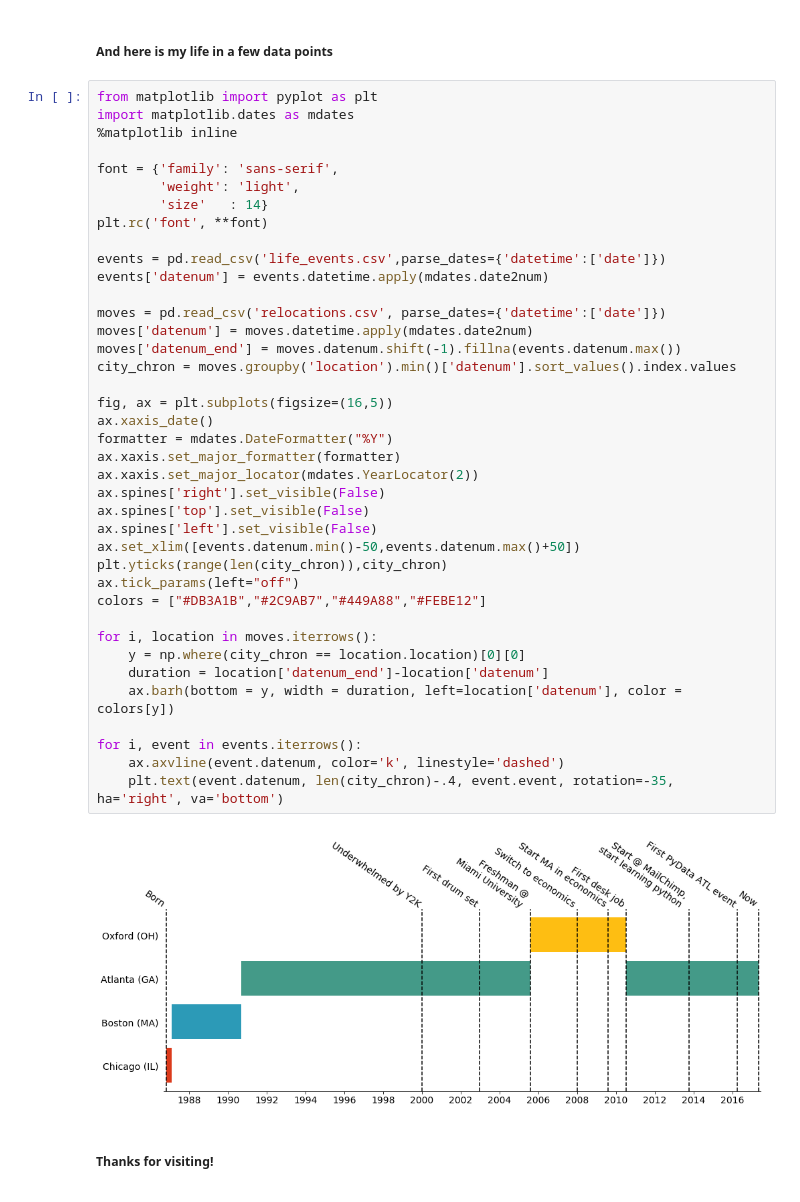
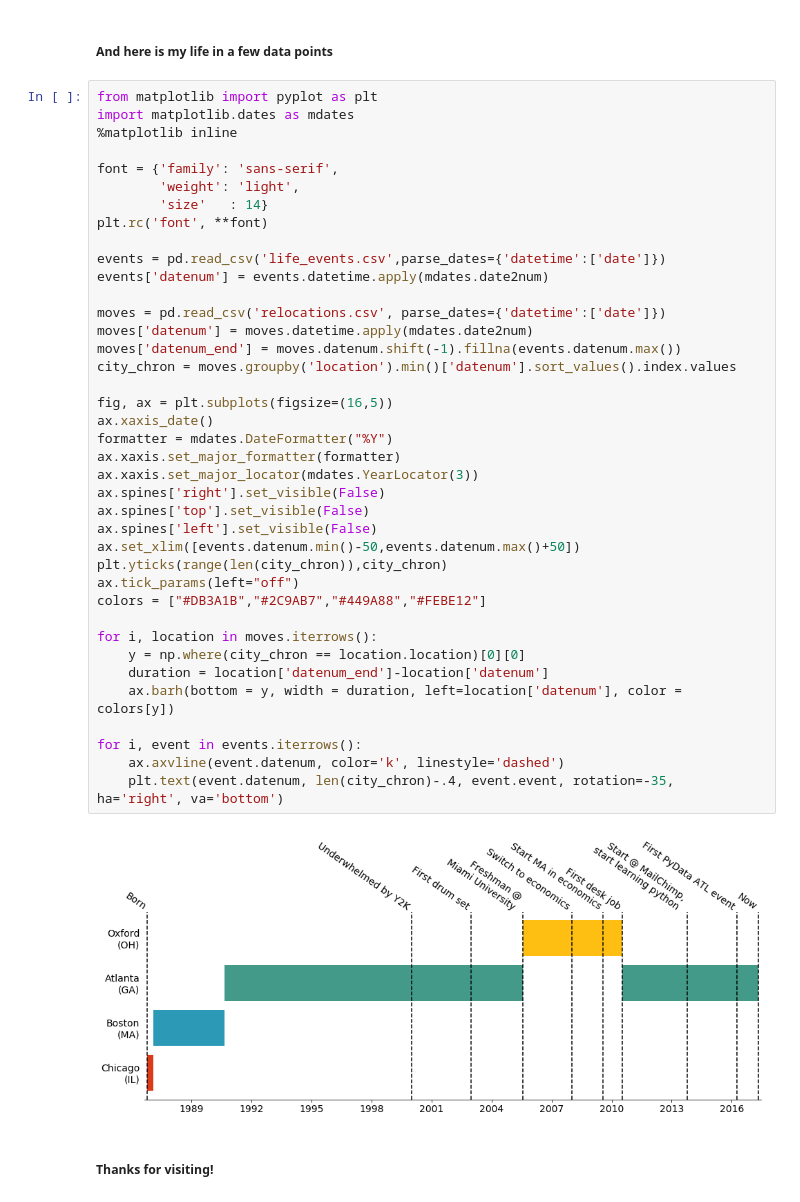
Before and after one commit to DataNeel/my_website, a Jupyter notebook: the_notebook.ipynb, the cells around one changed output. Saved outputs shown, nothing was run; the diff lists cells and outputs as text.

```diff
--- a/the_notebook.ipynb
+++ b/the_notebook.ipynb
@@ -54,35 +54,35 @@ plt.rc('font', **font)
 
 events = pd.read_csv('life_events.csv',parse_dates={'datetime':['date']})
 events['datenum'] = events.datetime.apply(mdates.date2num)
 
 moves = pd.read_csv('relocations.csv', parse_dates={'datetime':['date']})
 moves['datenum'] = moves.datetime.apply(mdates.date2num)
 moves['datenum_end'] = moves.datenum.shift(-1).fillna(events.datenum.max())
 city_chron = moves.groupby('location').min()['datenum'].sort_values().index.values
 
 fig, ax = plt.subplots(figsize=(16,5))
 ax.xaxis_date()
 formatter = mdates.DateFormatter("%Y")
 ax.xaxis.set_major_formatter(formatter)
-ax.xaxis.set_major_locator(mdates.YearLocator(2))
+ax.xaxis.set_major_locator(mdates.YearLocator(3))
 ax.spines['right'].set_visible(False)
 ax.spines['top'].set_visible(False)
 ax.spines['left'].set_visible(False)
 ax.set_xlim([events.datenum.min()-50,events.datenum.max()+50])
 plt.yticks(range(len(city_chron)),city_chron)
 ax.tick_params(left="off")
 colors = ["#DB3A1B","#2C9AB7","#449A88","#FEBE12"]
 
 for i, location in moves.iterrows():
     y = np.where(city_chron == location.location)[0][0]
     duration = location['datenum_end']-location['datenum']
     ax.barh(bottom = y, width = duration, left=location['datenum'], color = colors[y])
 
 for i, event in events.iterrows():
     ax.axvline(event.datenum, color='k', linestyle='dashed')
     plt.text(event.datenum, len(city_chron)-.4, event.event, rotation=-35, ha='right', va='bottom')
 # %% [output]
-[figure, old version]
+[figure, new version]
 # %% [markdown]
 ##### Thanks for visiting!
 # %%
```
Also changed, not shown: parts of 1 cell of this notebook, 2 other files.
